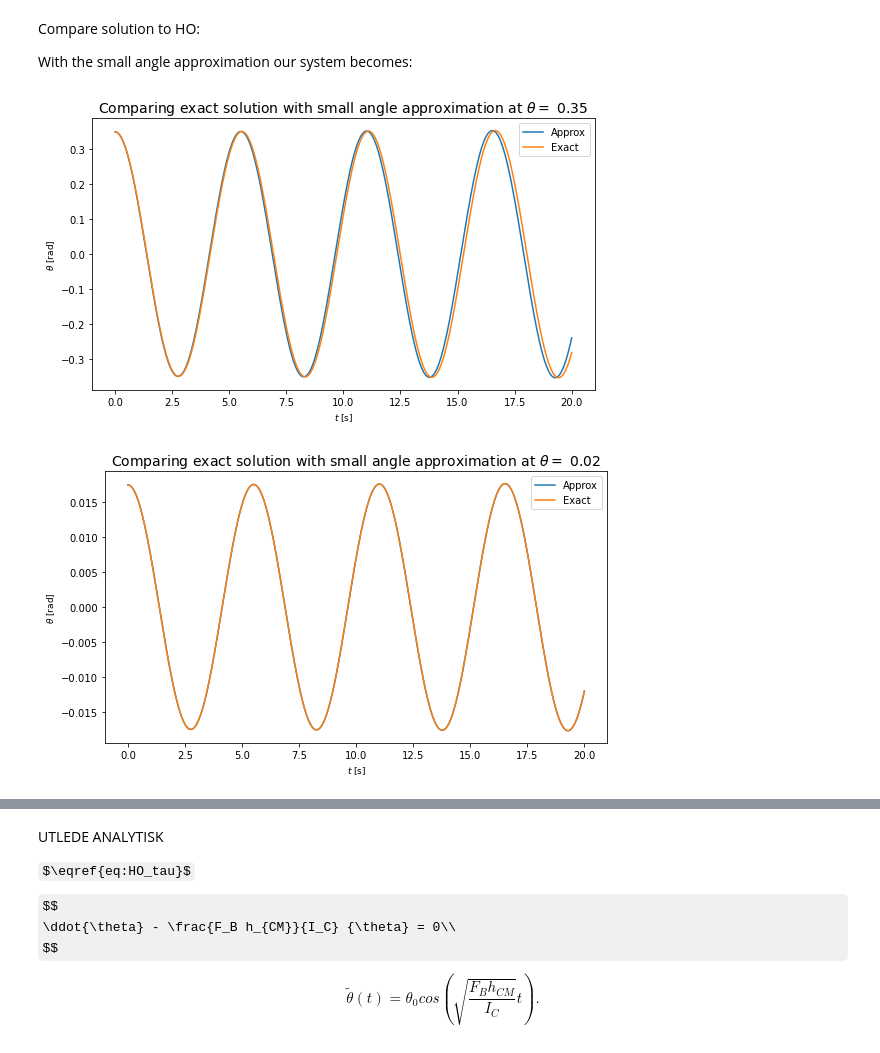
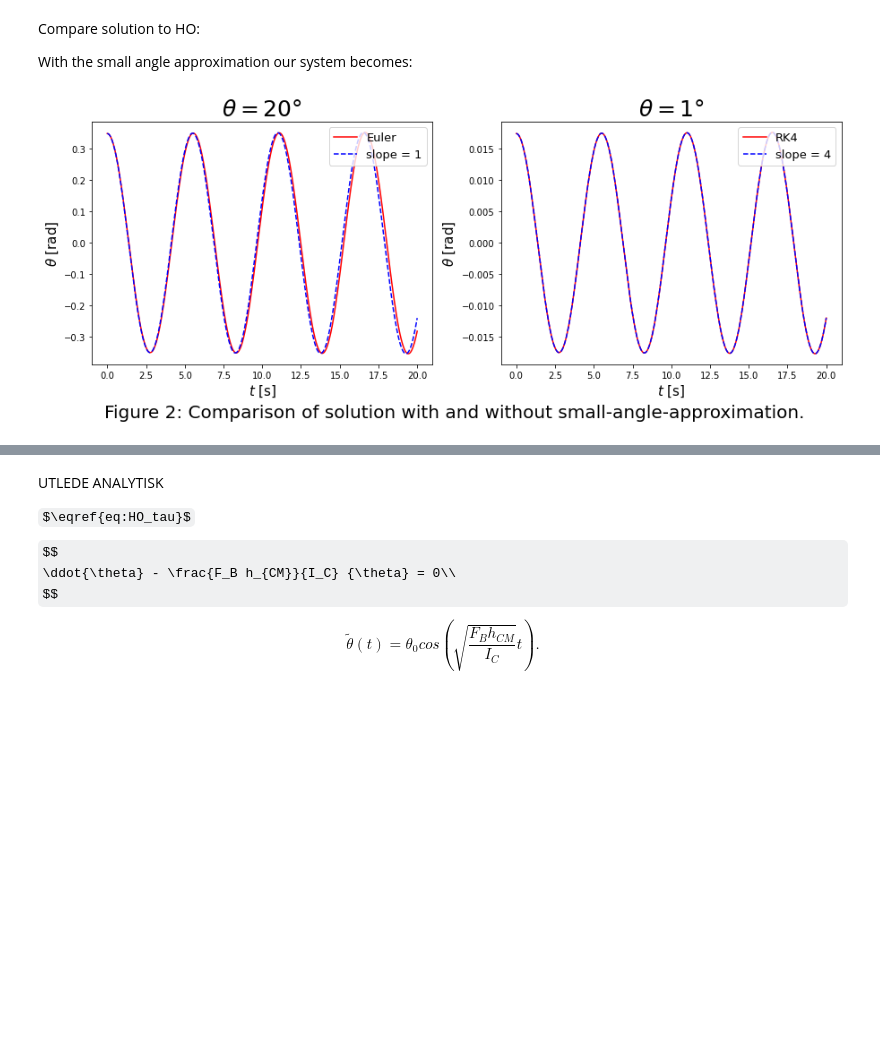
Before and after one commit to Trond01/TMA4320_prosjekt_2, a Jupyter notebook: prosjekt2.ipynb, the cells around one changed output, grey strips where cells are left out. Drawn from its saved outputs; the diff is of its cells as text; code cells hidden in the pictures; some formulas as TeX source; blank space fills up the shorter version.

```diff
--- a/prosjekt2.ipynb
+++ b/prosjekt2.ipynb
@@ -514,9 +539,8 @@ def f_harmonic_oscillator(t, w):
     :return: the derivative
     """
     tau_B = find_tau_buoyant(w[0], find_F_buoyant(find_A(beta)))
-    return np.array([w[1], tau_B/I_C, w[3], 0, w[5], 0, w[7], 0])
+    return np.array([w[1], tau_B/I_C, 0, 0, 0, 0, 0, 0])
 # %%
-# 1d
 def euler_method(f, t, w, h):
     """
     brief: One step of Eulers method
@@ -551,7 +575,9 @@ def ode_solver(f, t0, t_end, w0, h, method=euler_method):
 
     # Main loop
     capsized = boat_has_capsized(wn[0], wn[2])
+    pbar = tqdm(total = t_end-t0, leave = False)
     while tn < t_end - 1.e-10: # Buffer for truncation errors
+        pbar.update(h)
 
         if not capsized:
             capsized = boat_has_capsized(wn[0], wn[4])
@@ -573,6 +599,7 @@ def ode_solver(f, t0, t_end, w0, h, method=euler_method):
         t_num = np.append(t_num,tn)
         w_num = np.concatenate((w_num, np.array([wn])))
 
+    pbar.close()
     return t_num, np.transpose(w_num)
 # %% [markdown]
 **RETTFERDIGGJØR VALG AV h**
@@ -605,37 +633,45 @@ plot_function(times, theta, f'HO_euler_3h', title = f"Harmonic Oscillator with E
 Compare solution to HO:
 
 With the small angle approximation our system becomes:
+# %%
+def f_harmonic_approxilator(t, w):
+    """
+    brief: the derivative of w only including the harmonic restorative
+           buoyant force, now with small angle approximation
+    :param t: current time
+    :param w: 8D array with current theta, omega, x, vx, y, vy, s, vs
+    :return: 8D array with derivatives of the above parametres
+    """
+    F_B = find_F_buoyant(find_A(beta))
+    return np.array([w[1], - F_B*h_CM/I_C*w[0], w[3], 0, w[5], 0, w[7], 0])
 # %%
-# 1e
+h = 0.001
+t0 = 0
+t_end = 20
+Theta_deg = [20, 1]
+Theta = [thet*np.pi/180 for thet in Theta_deg]
 
-def f_harmonic_approxilator(t, w):
-    """
-    brief: the derivative of the vector w = [theta, omega]
-           only including the harmonic restorative buoyant force,
-           now with small angle approximation
-    :param theta: current angle
-    :param omega: current angular velocity
-    :return: the derivative
-    """
-    F_B = find_F_buoyant(find_A(beta))
-    return np.array([w[1], - F_B*h_CM/I_C*w[0], w[3], 0, w[5], 0, w[7], 0])
-
-h = 0.001
-Theta = [20*np.pi/180, 1*np.pi/180]
+x_vals_list = []
+y_vals_list = []
 
 for theta0 in Theta:
     w0 = [theta0, 0, yC0, 0, 0, 0, 0, 0]
 
+    t_exact, w_exact   = ode_solver(f_harmonic_oscillator, t0, t_end, w0, h, method=euler_method)
     t_approx, w_approx = ode_solver(f_harmonic_approxilator, t0, t_end, w0, h, method=euler_method)
-    t_exact, w_exact   = ode_solver(f_harmonic_oscillator, t0, t_end, w0, h, method=euler_method)
 
-    plot_function([t_approx, t_exact], [w_approx[0], w_exact[0]], f'small_angle_comp_{round(theta0, 2)}',
-                  title = r"Comparing exact solution with small angle approximation at $\theta =$ " + f"{round(theta0, 2)}",
-                  xlabel = r"$t$ [s]", ylabel = r"$\theta$ [rad]", fig_size = (9, 5), title_scale_factor = 120,
-                  labels = ["Approx", "Exact"], loc = "upper right")
+    x_vals_list.append([t_exact, t_approx])
+    y_vals_list.append([w_exact[0], w_approx[0]])
+
+
+linestyles = [['r', 'b--'], ['r', 'b--']]
+labels = [["Euler", "slope = 1"], ["RK4", "slope = 4"]]
+titles = [r"$\theta=$" + f"{Theta_deg[0]}\u00B0", r"$\theta=$" + f"{Theta_deg[1]}\u00B0"]
+fig_txt = "Comparison of solution with and without small-angle-approximation."
+
+plot_function_dual(x_vals_list, y_vals_list, titles, linestyles, fig_text = fig_txt, labels = labels)
 # %% [output]
-[figure, old version]
+[figure, new version]
-[figure, removed]
 # %%
 # 1f
 
```
Also changed, not shown: parts of 22 cells of this notebook, 4 other files.
